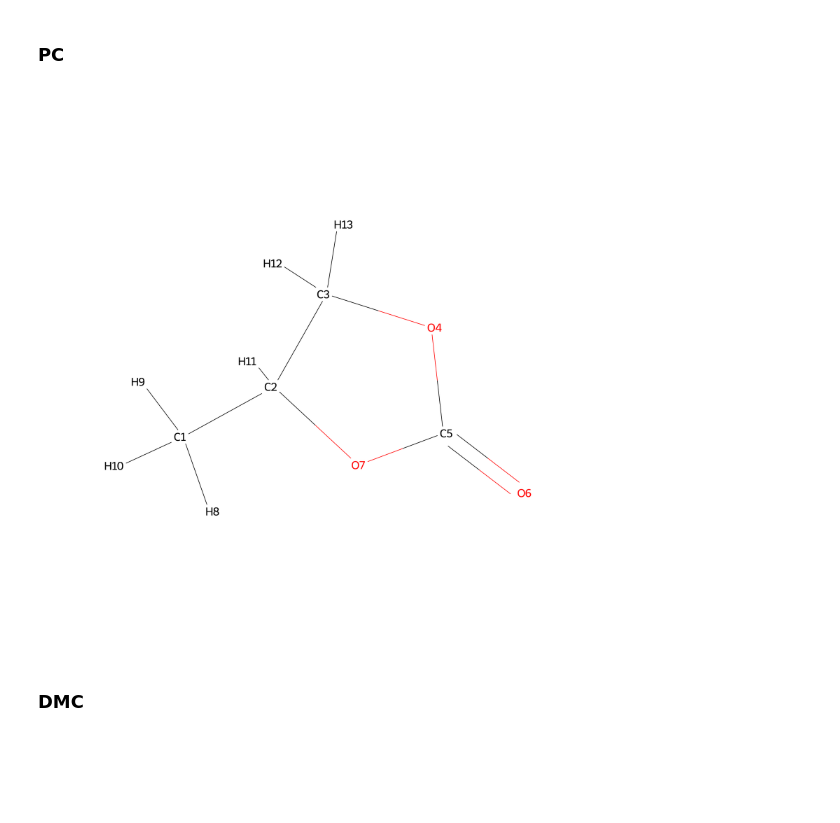
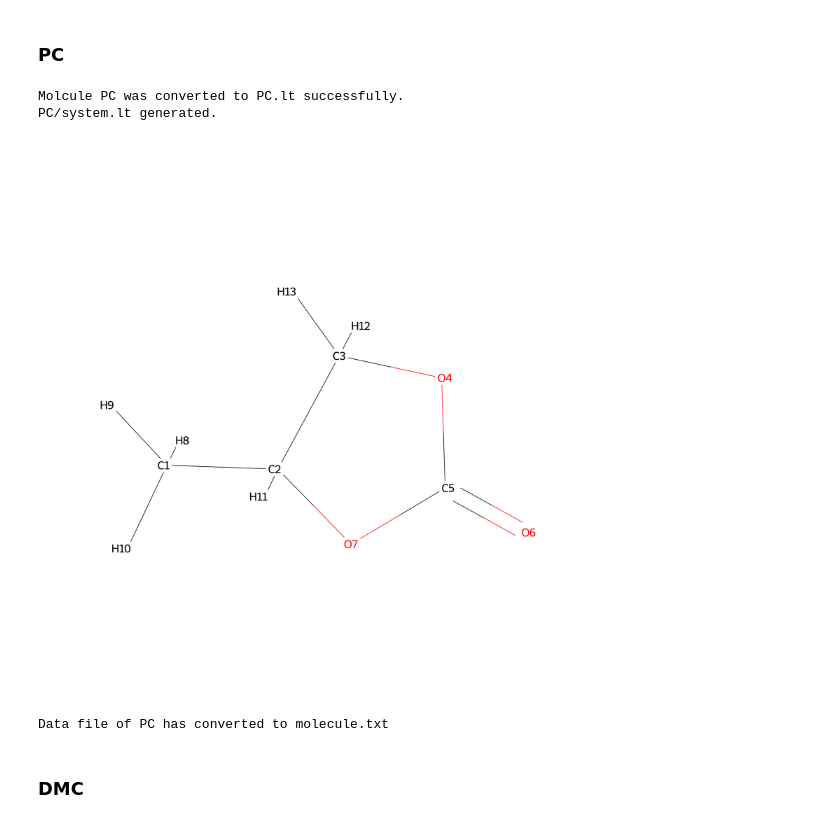
Before and after one commit to Andrewhuang723/ElectrolyteModeling, a Jupyter notebook: Electrolytes/visualized.ipynb, the cells around one changed output. Drawn from its saved outputs; the diff is of its cells as text; code cells hidden in the pictures; blank space fills up the shorter version.

```diff
--- a/Electrolytes/visualized.ipynb
+++ b/Electrolytes/visualized.ipynb
@@ -49,17 +49,26 @@ Draw.MolToImage(mol, size=(2000, 2000))
 # %%
 smiles = "CC1COC(=O)O1"
 mol = Chem.MolFromSmiles(smiles)
 mol = AllChem.AddHs(mol)
 AllChem.EmbedMolecule(mol)
+AllChem.UFFOptimizeMolecule(mol)
 
 for atom in mol.GetAtoms():
     atom_label = f'{atom.GetSymbol()}{atom.GetIdx()+1}'
     atom.SetProp('atomLabel', atom_label)
-# Chem.MolToMolFile(mol, "./DMC/dmc.mol")
+
+# Draw.MolToImage(mol, size=(2000, 2000))
+MOL2LT("PC", mol, generate_system_file=True)
 
 Draw.MolToImage(mol, size=(2000, 2000))
 # %% [output]
+Molcule PC was converted to PC.lt successfully.
+PC/system.lt generated.
-[figure, old version]
+[figure, new version]
+# %%
+DATA2MOLTXT(molecule="PC")
+# %% [output]
+Data file of PC has converted to molecule.txt
 # %% [markdown]
 ### DMC
 # %%
```
Also changed, not shown: parts of 21 cells of this notebook, 48 other files.
